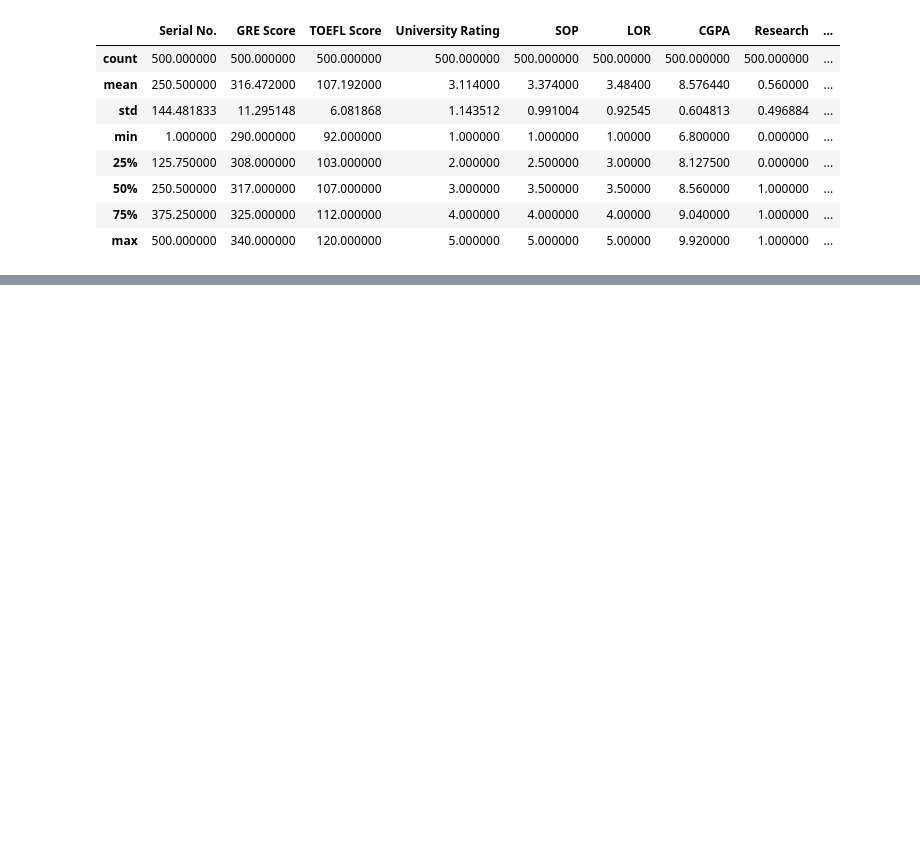
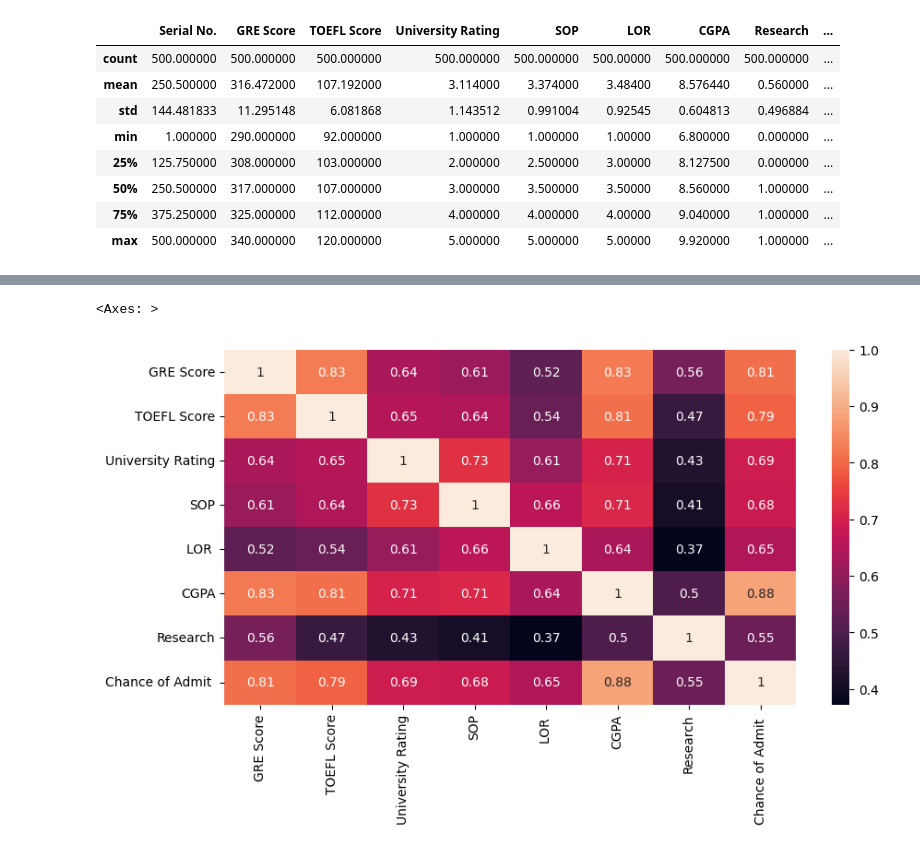
Before and after one commit to akshayabhale1406/SCLR_Jamboree_Education_Linear_Regression, a Jupyter notebook: Jamboree_Education_Linear_Regression.ipynb, the cells around one changed output, grey strips where cells are left out. Cells and saved outputs as stored; diff of their text form; code cells hidden in the pictures; blank space fills up the shorter version.

```diff
--- a/Jamboree_Education_Linear_Regression.ipynb
+++ b/Jamboree_Education_Linear_Regression.ipynb
@@ -69,0 +68,6 @@ plt.show()
+# %%
+plt.figure(figsize = (10, 5))
+sns.heatmap(df_non_serial.corr(), annot = True)
+# %% [output]
+<Axes: >
+[figure, added]
```
Also changed, not shown: parts of 5 cells of this notebook.
